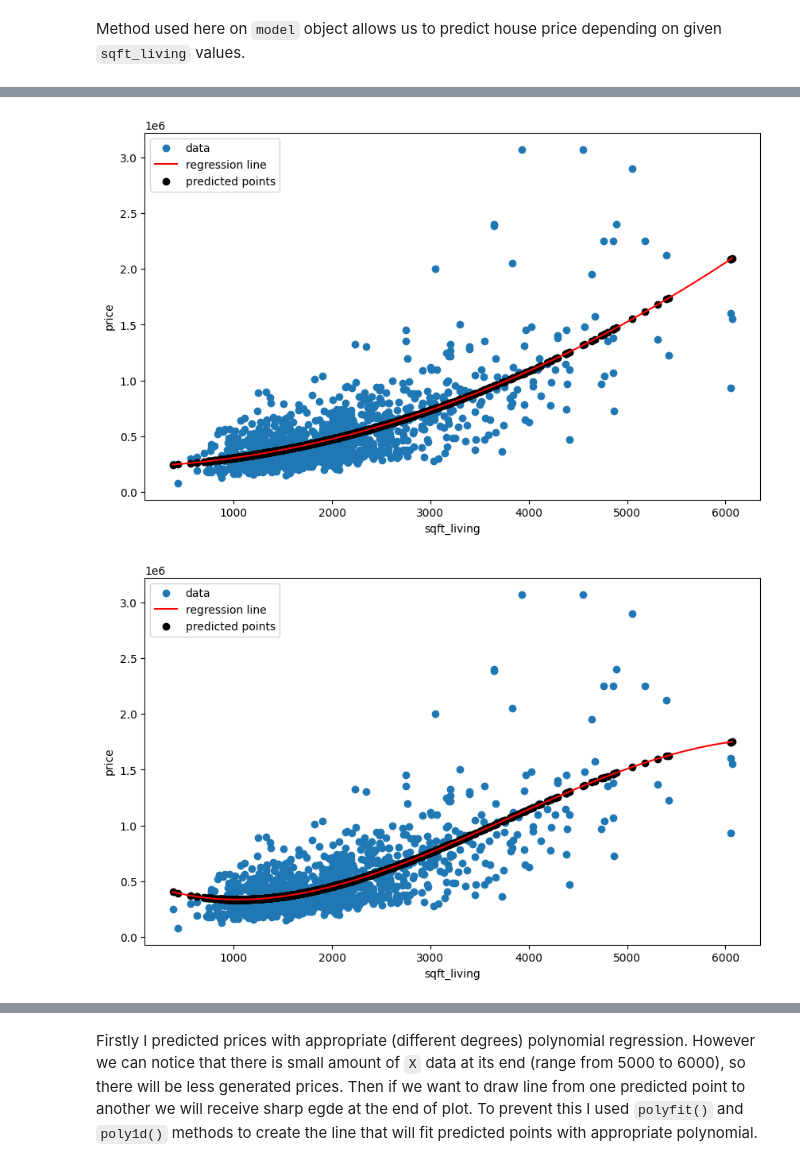
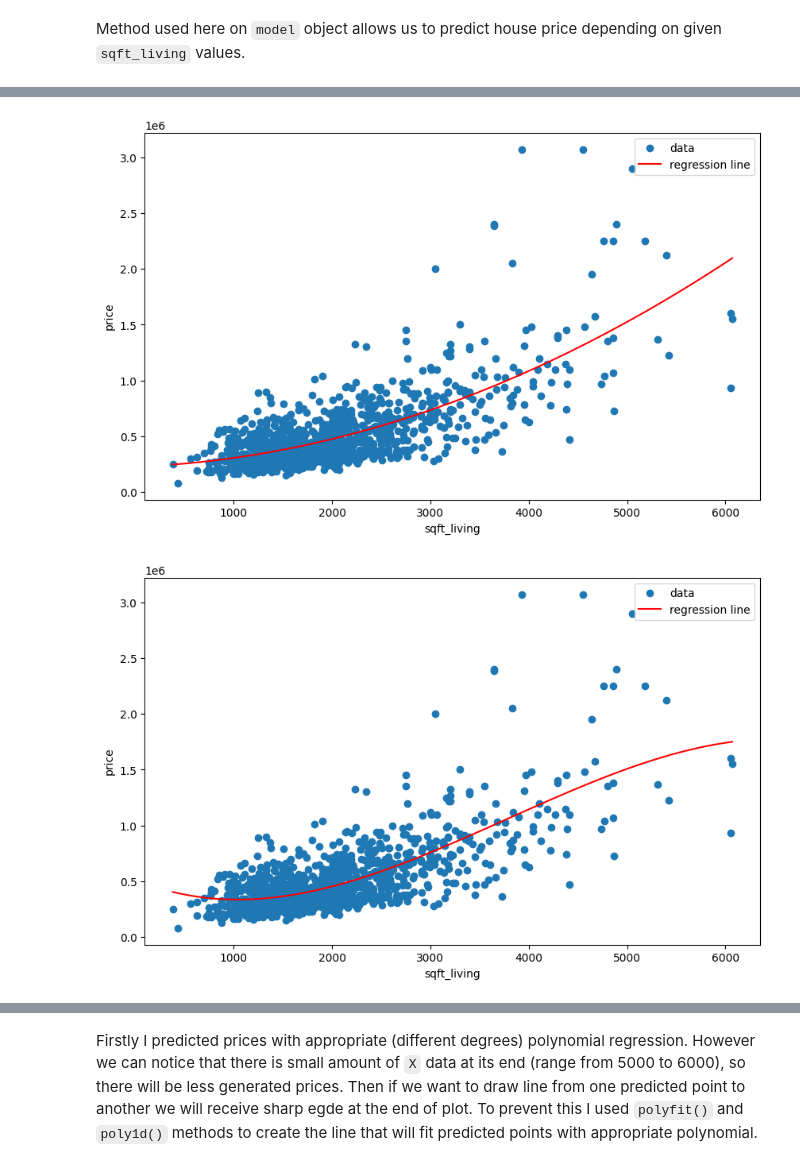
Before and after one commit to apetor56/Studia_I_stopnia, a Jupyter notebook: assignment-2/assignment-2.ipynb, the cells around one changed output, grey strips where cells are left out. Saved outputs shown, nothing was run; the diff lists cells and outputs as text; code cells hidden in the pictures.

```diff
--- a/assignment-2/assignment-2.ipynb
+++ b/assignment-2/assignment-2.ipynb
@@ -76,7 +76,6 @@ for order in range(1,9):
     plt.ylabel('price')
     plt.scatter(X, y, label='data')
     plt.plot(X_temp, p1d(X_temp), color='red', label='regression line')
-    plt.scatter(df.X.values, df.y.values, color='black', label='predicted points')
     plt.legend()
 
 plt.show()
@@ -85,2 +84,2 @@ plt.show()
-[figure, old version]
+[figure, new version]
-[figure, old version]
+[figure, new version]
```
Also changed, not shown: parts of 2 cells of this notebook.
